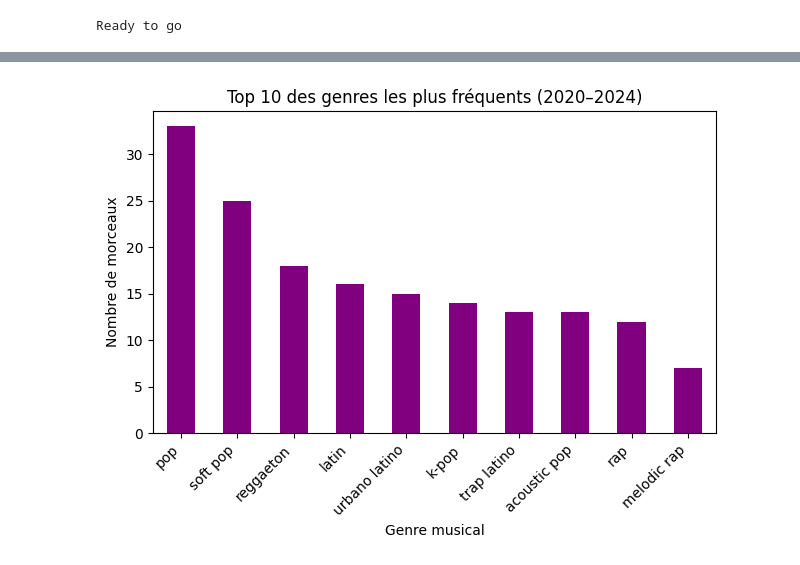
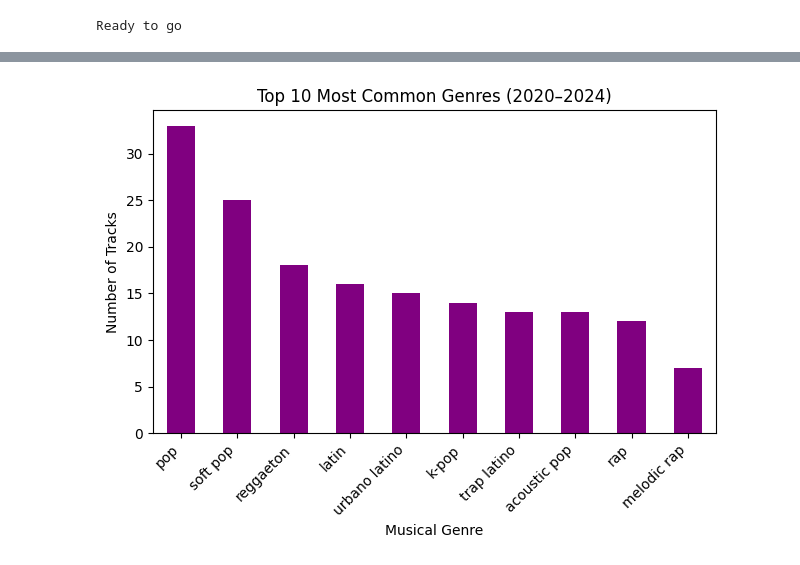
Before and after one commit to jul339/spotify_hits, a Jupyter notebook: notebooks/spotify_analysis.ipynb, the cells around one changed output, grey strips where cells are left out. Cells and saved outputs as stored; diff of their text form; code cells hidden in the pictures.

```diff
--- a/notebooks/spotify_analysis.ipynb
+++ b/notebooks/spotify_analysis.ipynb
@@ -126,10 +124,10 @@ jupyterlab_server         2.27.3
 # %%
 df_genres["artist_genres"].value_counts().nlargest(10).plot(kind="bar", color="purple")
-plt.title("Top 10 des genres les plus fréquents (2020–2024)")
-plt.ylabel("Nombre de morceaux")
-plt.xlabel("Genre musical")
+plt.title("Top 10 Most Common Genres (2020–2024)")
+plt.ylabel("Number of Tracks")
+plt.xlabel("Musical Genre")
 plt.xticks(rotation=45, ha='right')
 plt.tight_layout()
 plt.show()
 # %% [output]
-[figure, old version]
+[figure, new version]
```
Also changed, not shown: parts of 11 cells of this notebook, 1 other file.
